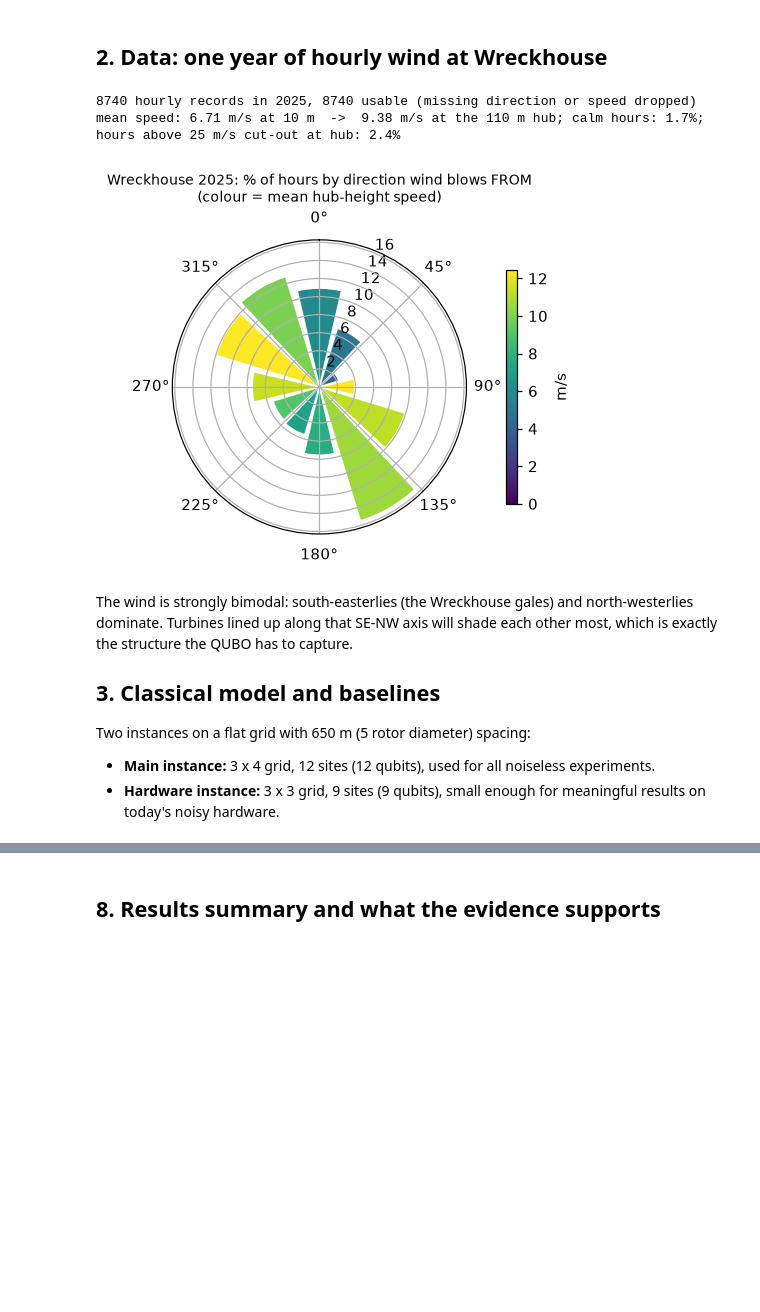
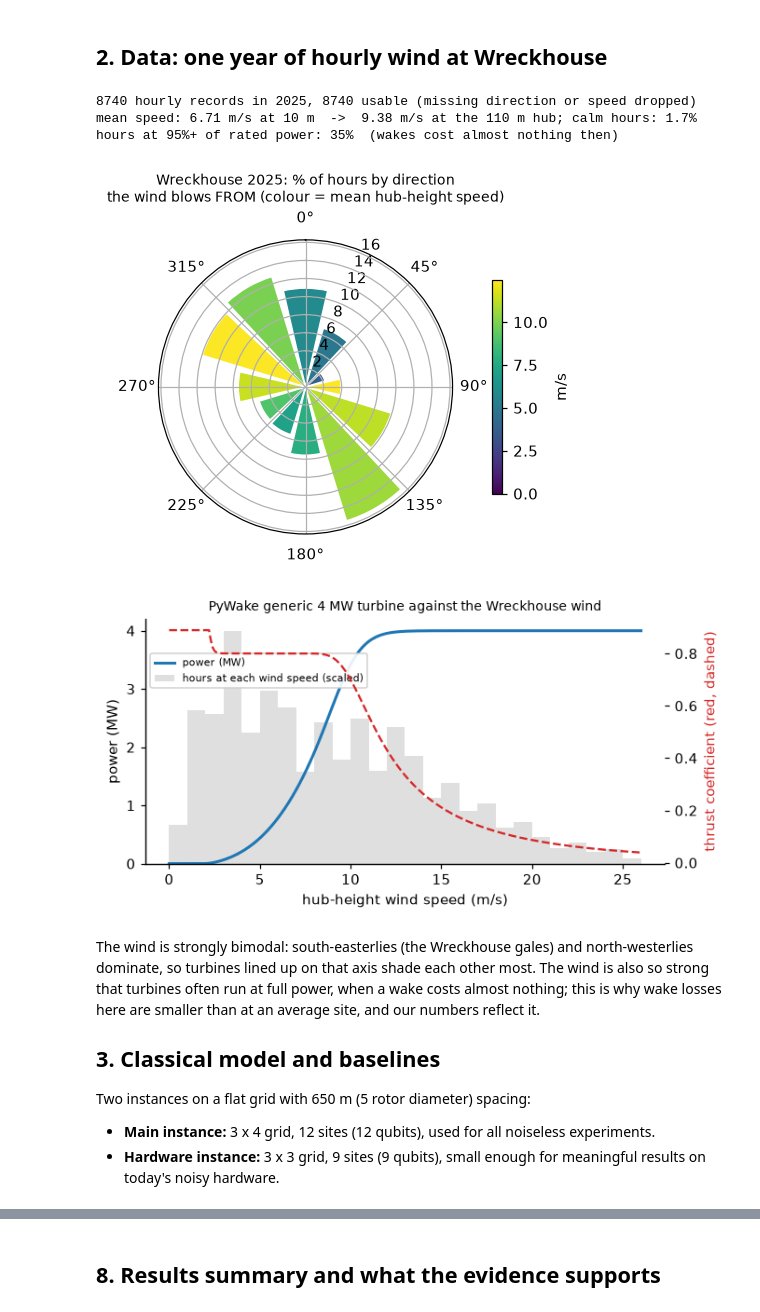
Before and after one commit to mrw-soumik/Qiskit-AI-Entanglers-, a Jupyter notebook: wakewise.ipynb, the cells around one changed output, grey strips where cells are left out. Saved outputs shown, nothing was run; the diff lists cells and outputs as text; code cells hidden in the pictures; blank space fills up the shorter version.

```diff
--- a/wakewise.ipynb
+++ b/wakewise.ipynb
@@ -82,29 +85,46 @@ Every bitstring is a valid layout, so there are no penalty terms to tune.
 # %%
 wd, u = ww.load_wind()
 raw = pd.read_csv(ww.DATA / "wreckhouse_2025_hourly.csv")
-u10 = u / (ww.TURBINE["hub"] / 10) ** 0.14
+u10 = u / (ww.HUB / 10) ** 0.14
+wt = ww.turbine()
+p_kw = wt.power(u) / 1e3
 print(f"{len(raw)} hourly records in 2025, {len(u)} usable (missing direction or speed dropped)")
-print(f"mean speed: {u10.mean():.2f} m/s at 10 m  ->  {u.mean():.2f} m/s at the 110 m hub; "
-      f"calm hours: {(u == 0).mean():.1%}; hours above 25 m/s cut-out at hub: {(u >= 25).mean():.1%}")
+print(f"mean speed: {u10.mean():.2f} m/s at 10 m  ->  {u.mean():.2f} m/s at the 110 m hub; calm hours: {(u == 0).mean():.1%}")
+print(f"hours at 95%+ of rated power: {(p_kw >= 0.95 * ww.RATED_KW).mean():.0%}  (wakes cost almost nothing then)")
 
 sector = ((wd + 15) % 360 // 30).astype(int)
 freq = np.bincount(sector, minlength=12) / len(sector)
 mean_speed = np.array([u[sector == s].mean() for s in range(12)])
-fig = plt.figure(figsize=(4.6, 4.6))
+fig = plt.figure(figsize=(4.6, 4.2))
 ax = fig.add_subplot(projection="polar")
 ax.set_theta_zero_location("N"); ax.set_theta_direction(-1)
-bars = ax.bar(np.radians(np.arange(12) * 30), freq * 100, width=np.radians(26),
-              color=plt.cm.viridis(mean_speed / mean_speed.max()), edgecolor="white")
-ax.set_title("Wreckhouse 2025: % of hours by direction wind blows FROM\n(colour = mean hub-height speed)", fontsize=9)
+ax.bar(np.radians(np.arange(12) * 30), freq * 100, width=np.radians(26),
+       color=plt.cm.viridis(mean_speed / mean_speed.max()), edgecolor="white")
+ax.set_title("Wreckhouse 2025: % of hours by direction\nthe wind blows FROM (colour = mean hub-height speed)", fontsize=9)
 sm = plt.cm.ScalarMappable(cmap="viridis", norm=plt.Normalize(0, mean_speed.max()))
 fig.colorbar(sm, ax=ax, shrink=0.6, pad=0.1, label="m/s")
 fig.savefig(FIG / "wind_rose.png", bbox_inches="tight"); plt.show()
+
+fig, ax2 = plt.subplots(figsize=(6.4, 3.3))
+hist, edges = np.histogram(u, bins=26, range=(0, 26))
+ax2.bar(edges[:-1], hist / hist.max() * ww.RATED_KW / 1000, width=1.0, align="edge", color="gray", alpha=0.25,
+        label="hours at each wind speed (scaled)")
+ws = np.linspace(0, 26, 261)
+ax2.plot(ws, wt.power(ws) / 1e6, color="tab:blue", lw=2, label="power (MW)")
+ax2.set_xlabel("hub-height wind speed (m/s)"); ax2.set_ylabel("power (MW)")
+ax3 = ax2.twinx(); ax3.plot(ws, wt.ct(ws), color="tab:red", lw=1.5, ls="--")
+ax3.set_ylabel("thrust coefficient (red, dashed)", color="tab:red"); ax3.spines["top"].set_visible(False)
+ax2.legend(fontsize=7, loc="upper left", bbox_to_anchor=(0.0, 0.88), framealpha=0.9)
+ax2.set_title("PyWake generic 4 MW turbine against the Wreckhouse wind", fontsize=9)
+fig.tight_layout(); fig.savefig(FIG / "turbine.png", bbox_inches="tight"); plt.show()
 # %% [output]
 8740 hourly records in 2025, 8740 usable (missing direction or speed dropped)
-mean speed: 6.71 m/s at 10 m  ->  9.38 m/s at the 110 m hub; calm hours: 1.7%; hours above 25 m/s cut-out at hub: 2.4%
+mean speed: 6.71 m/s at 10 m  ->  9.38 m/s at the 110 m hub; calm hours: 1.7%
+hours at 95%+ of rated power: 35%  (wakes cost almost nothing then)
-[figure, old version]
+[figure, new version]
+[figure, added]
 # %% [markdown]
-The wind is strongly bimodal: south-easterlies (the Wreckhouse gales) and north-westerlies dominate. Turbines lined up along that SE-NW axis will shade each other most, which is exactly the structure the QUBO has to capture.
+The wind is strongly bimodal: south-easterlies (the Wreckhouse gales) and north-westerlies dominate, so turbines lined up on that axis shade each other most. The wind is also so strong that turbines often run at full power, when a wake costs almost nothing; this is why wake losses here are smaller than at an average site, and our numbers reflect it.
 
 ## 3. Classical model and baselines
 
```
Also changed, not shown: parts of 21 cells of this notebook, 17 other files.
